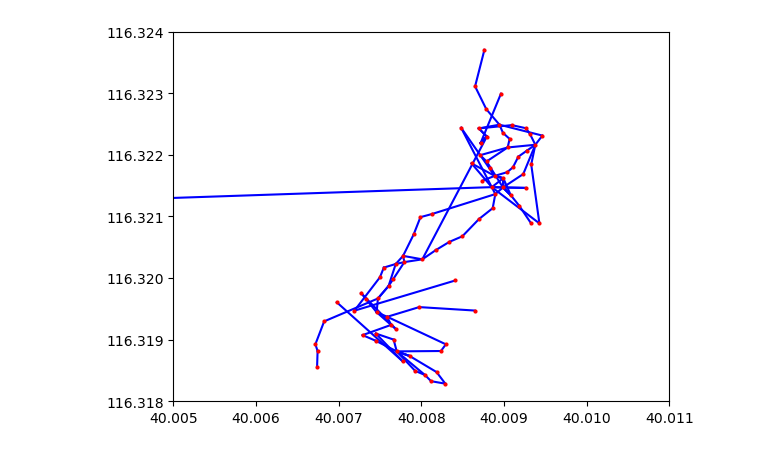
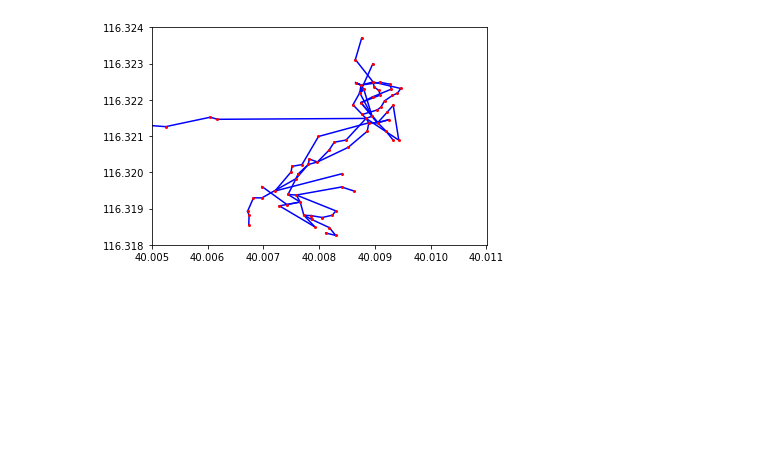
Before and after one commit to svensesen/Beijing-Topo, a Jupyter notebook: Picture creation.ipynb, the cells around one changed output. Cells and saved outputs as stored; diff of their text form; code cells hidden in the pictures; blank space fills up the shorter version.

```diff
--- a/Picture creation.ipynb
+++ b/Picture creation.ipynb
@@ -171,33 +175,44 @@ plt.savefig("pictures/merge1.png")
 # %%
 graph_0_a_f = create_azimuth_graph(dft0, method = 4, splitting_method = 2, distance_multiplier = 5, max_angle_change = 15)
 graph_1_a_f = create_azimuth_graph(dft1, method = 4, splitting_method = 2, distance_multiplier = 5, max_angle_change = 15)
+
+graph_0_a_f.simplify_double_edges()
+graph_0_a_f.delete_chain_vertices()
+graph_0_a_f.merge_close_vertices()
+
+graph_1_a_f.simplify_double_edges()
+graph_1_a_f.delete_chain_vertices()
+graph_1_a_f.merge_close_vertices()
+
 graph_0_a_f.combine_graph(graph_1_a)
 
+graph_0_a_f.simplify_double_edges()
+graph_0_a_f.delete_chain_vertices()
 graph_0_a_f.merge_close_vertices()
 graph_0_a_f.merge_vertices_to_edges()
 garbage_collection()
 
 for edge in graph_0_a_f.edges:
     lat1 = min(edge.vertices).latitude
     long1 = min(edge.vertices).longitude
 
     lat2 = max(edge.vertices).latitude
     long2 = max(edge.vertices).longitude
 
     plt.plot([lat1, lat2], [long1, long2], color = "blue")
 
 for vertex in graph_0_a_f.vertices:
     lat = vertex.latitude
     long = vertex.longitude
 
     plt.plot(lat, long, color = "red", marker = "o", markersize = 2)
 
 plt.xlim([40.005, 40.011])
 plt.ylim([116.318, 116.324])
 plt.ticklabel_format(useOffset=False, style='plain')
 plt.savefig("pictures/merge01.png")
 # %% [output]
-[figure, old version]
+[figure, new version]
 # %%
 tra2 = df["trajectory"].unique()[11]
 dft2 = df[df["trajectory"] == tra2]
```
Also changed, not shown: parts of 21 cells of this notebook, 30 other files.
